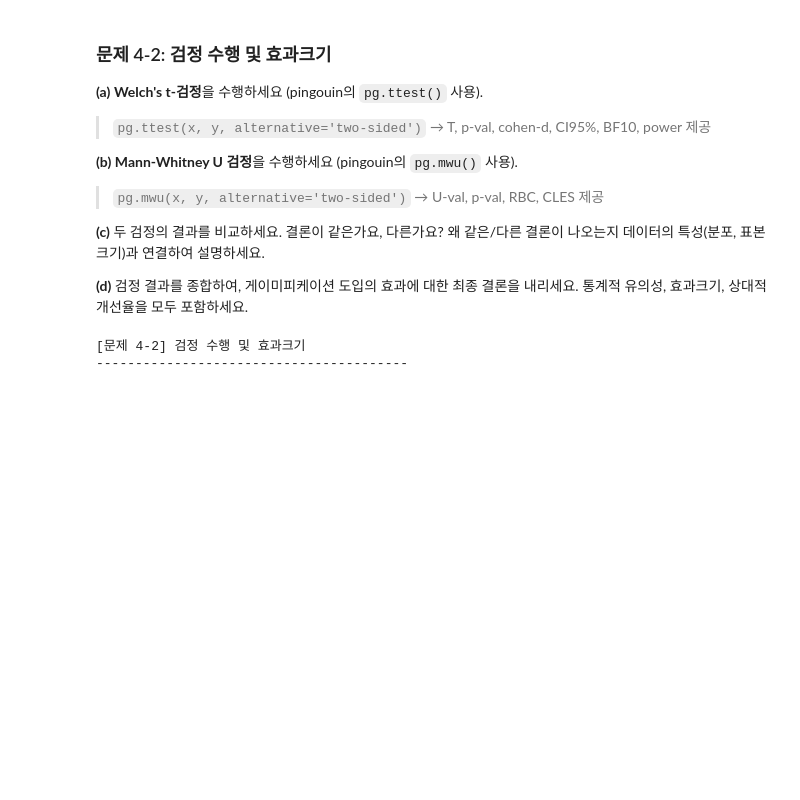
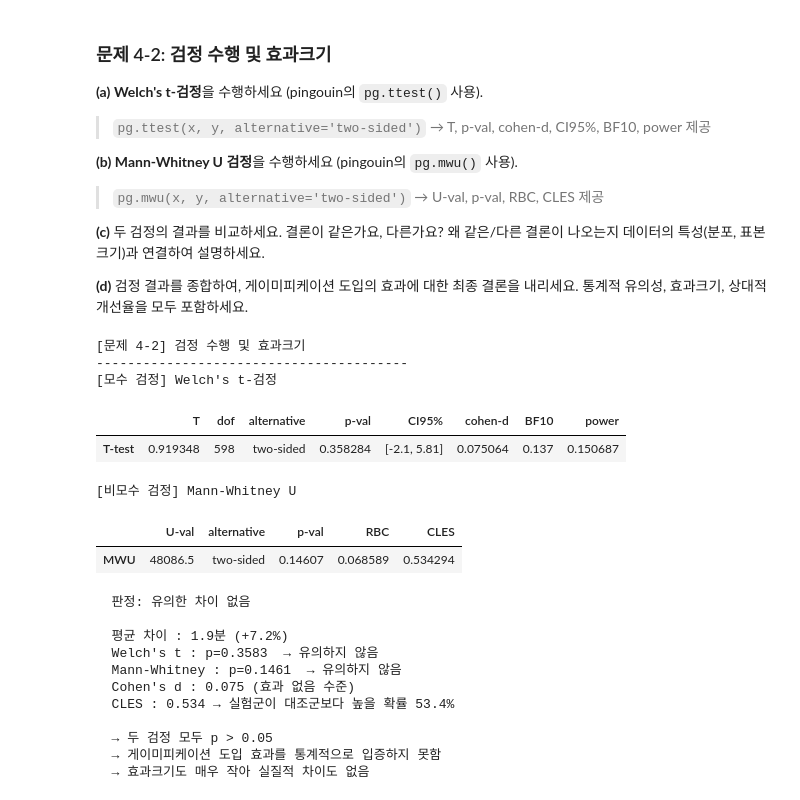
Before and after one commit to sparta-data11-statistics-practice/practice-01-descriptive-statistics-heeso0908, a Jupyter notebook: practice_05_assignment.ipynb, the cells around one changed output. Drawn from its saved outputs; the diff is of its cells as text; code cells hidden in the pictures; blank space fills up the shorter version.

```diff
--- a/practice_05_assignment.ipynb
+++ b/practice_05_assignment.ipynb
@@ -1030,14 +1097,65 @@ print("-" * 40)
 # %%
 print("\n[문제 4-2] 검정 수행 및 효과크기")
 print("-" * 40)
 
 # TODO (a): Welch's t-검정 (pingouin)
+print("[모수 검정] Welch's t-검정")
+ttest_result = pg.ttest(time_treatment, time_control, alternative='two-sided')
+display(ttest_result)
+# 차이가 있는지 없는지만 볼거니까 양측 검정(two-sided)
+
 
 # TODO (b): Mann-Whitney U 검정 (pingouin)
+print("[비모수 검정] Mann-Whitney U")
+mwu_result = pg.mwu(time_treatment, time_control, alternative='two-sided')
+display(mwu_result)
 
 # TODO (c): 두 검정 비교
+t_p_ab = ttest_result['p-val'].values[0]
+verdict_ab2 = '유의한 차이 있음' if t_p_ab < 0.05 else '유의한 차이 없음'
+print(f"\n  판정: {verdict_ab2}")
+if time_treatment.mean() > time_control.mean() and t_p_ab < 0.05:
+    lift = (time_treatment.mean() - time_control.mean()) / time_control.mean() * 100
+    print(f"  일일 학습시간 개선: {time_treatment.mean() - time_control.mean():.1f}초 ({lift:+.1f}%)")
 
 # TODO (d): 최종 결론
+t_p   = ttest_result['p-val'].values[0]
+d_val = ttest_result['cohen-d'].values[0]
+rbc   = mwu_result['RBC'].values[0]
+cles  = mwu_result['CLES'].values[0]
+
+mean_diff = time_treatment.mean() - time_control.mean()
+lift      = mean_diff / time_control.mean() * 100
+
+
+print(f"\n  평균 차이 : {mean_diff:.1f}분 ({lift:+.1f}%)")
+print(f"  Welch's t : p={t_p:.4f}  → {'유의함' if t_p < 0.05 else '유의하지 않음'}")
+print(f"  Mann-Whitney : p={mwu_result['p-val'].values[0]:.4f}  → {'유의함' if mwu_result['p-val'].values[0] < 0.05 else '유의하지 않음'}")
+print(f"  Cohen's d : {d_val:.3f} (효과 없음 수준)")
+print(f"  CLES : {cles:.3f} → 실험군이 대조군보다 높을 확률 {cles*100:.1f}%")
+
+print("""
+  → 두 검정 모두 p > 0.05
+  → 게이미피케이션 도입 효과를 통계적으로 입증하지 못함
+  → 효과크기도 매우 작아 실질적 차이도 없음
+""")
 # %% [output]
 [문제 4-2] 검정 수행 및 효과크기
 ----------------------------------------
+[모수 검정] Welch's t-검정
+|  | T | dof | alternative | p-val | CI95% | cohen-d | BF10 | power |
+| T-test | 0.919348 | 598 | two-sided | 0.358284 | [-2.1, 5.81] | 0.075064 | 0.137 | 0.150687 |
+[비모수 검정] Mann-Whitney U
+|  | U-val | alternative | p-val | RBC | CLES |
+| MWU | 48086.5 | two-sided | 0.14607 | 0.068589 | 0.534294 |
+  판정: 유의한 차이 없음
+
+  평균 차이 : 1.9분 (+7.2%)
+  Welch's t : p=0.3583  → 유의하지 않음
+  Mann-Whitney : p=0.1461  → 유의하지 않음
+  Cohen's d : 0.075 (효과 없음 수준)
+  CLES : 0.534 → 실험군이 대조군보다 높을 확률 53.4%
+
+  → 두 검정 모두 p > 0.05
+  → 게이미피케이션 도입 효과를 통계적으로 입증하지 못함
+  → 효과크기도 매우 작아 실질적 차이도 없음
```
Also changed, not shown: parts of 3 cells of this notebook.
